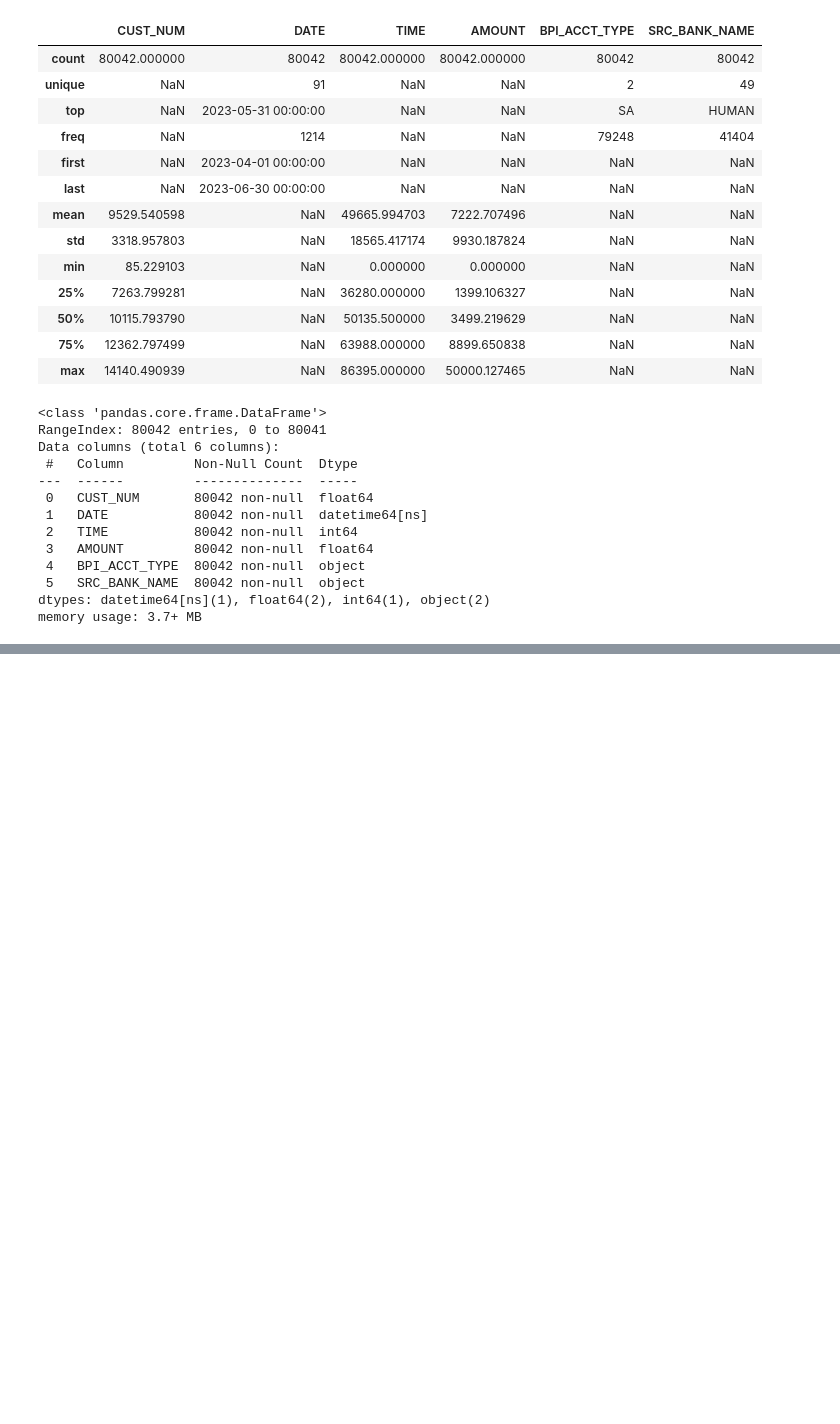
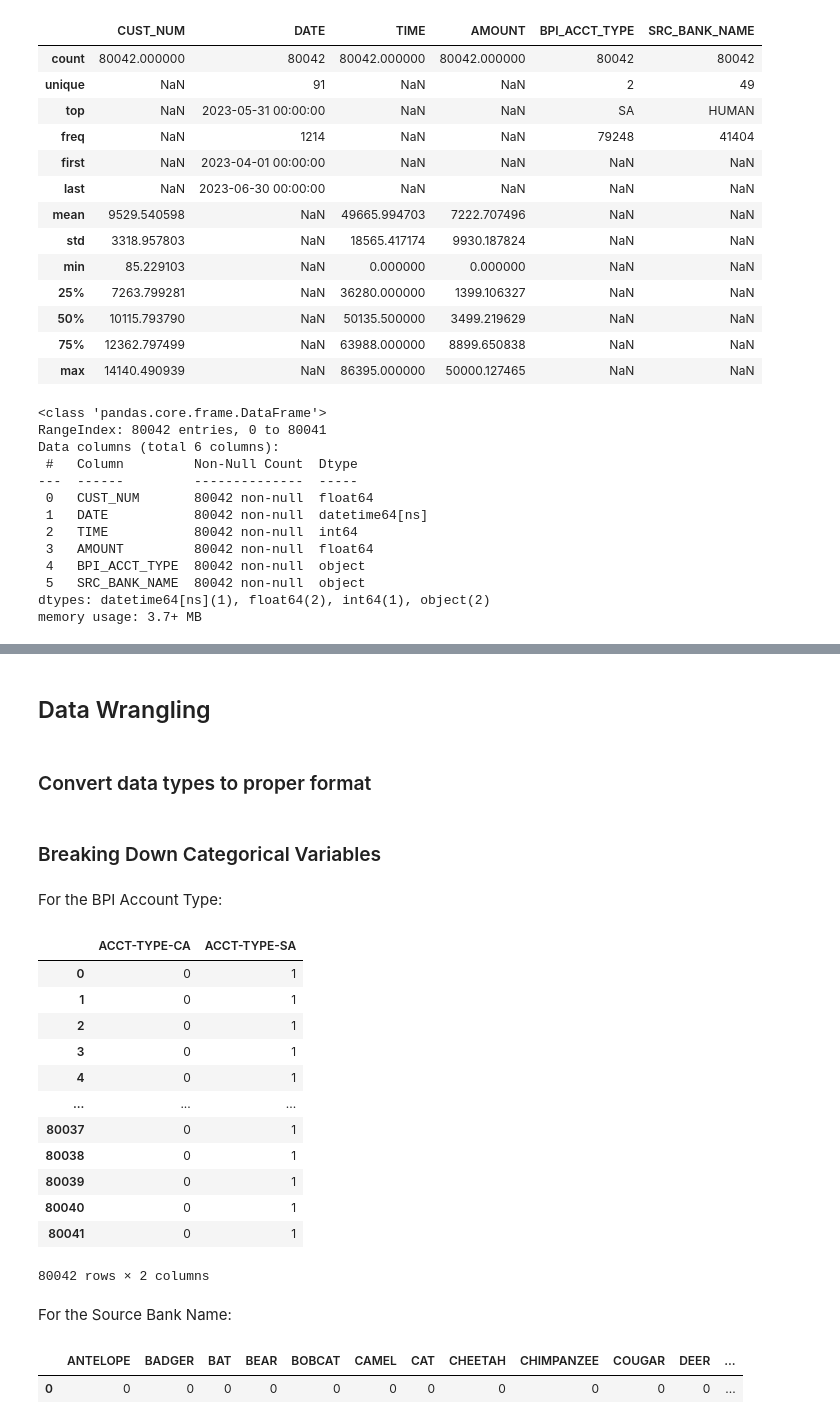
Before and after one commit to omoraisu/PJDSC2023-CarpeDatum, a Jupyter notebook: Pre-Processed Instapay Transactions.ipynb, the cells around one changed output, grey strips where cells are left out. Saved outputs shown, nothing was run; the diff lists cells and outputs as text; code cells hidden in the pictures; blank space fills up the shorter version.

Commit message:
Added notes and one hot encoded BPI_ACC_TYPES

```diff
--- a/Pre-Processed Instapay Transactions.ipynb
+++ b/Pre-Processed Instapay Transactions.ipynb
@@ -149,0 +150,4 @@ memory usage: 3.7+ MB
+# %% [markdown]
+## Data Wrangling
+# %% [markdown]
+### Convert data types to proper format
@@ -149,0 +156,22 @@ memory usage: 3.7+ MB
+# %% [markdown]
+### Breaking Down Categorical Variables
+# %% [markdown]
+For the BPI Account Type:
+# %%
+dummy_variable_1 = pd.get_dummies(df1["BPI_ACCT_TYPE"])
+dummy_variable_1.rename(columns={'CA':'ACCT-TYPE-CA', 'SA':'ACCT-TYPE-SA'}, inplace=True)
+dummy_variable_1
+# %% [output]
+|  | ACCT-TYPE-CA | ACCT-TYPE-SA |
+| 0 | 0 | 1 |
+| 1 | 0 | 1 |
+| 2 | 0 | 1 |
+| 3 | 0 | 1 |
+| 4 | 0 | 1 |
+| ... | ... | ... |
+| 80037 | 0 | 1 |
+| 80038 | 0 | 1 |
+| 80039 | 0 | 1 |
+| 80040 | 0 | 1 |
+| 80041 | 0 | 1 |
+80042 rows × 2 columns
@@ -149,0 +181,2 @@ memory usage: 3.7+ MB
+# %% [markdown]
+For the Source Bank Name:
@@ -149,0 +185,6 @@ memory usage: 3.7+ MB
+# %%
+dummy_variable_1 = pd.get_dummies(df1["SRC_BANK_NAME"])
+dummy_variable_1.head(1)
+# %% [output]
+|  | ANTELOPE | BADGER | BAT | BEAR | BOBCAT | CAMEL | CAT | CHEETAH | CHIMPANZEE | COUGAR | DEER | ... |
+| 0 | 0 | 0 | 0 | 0 | 0 | 0 | 0 | 0 | 0 | 0 | 0 | ... |
```
Also changed, not shown: parts of 10 cells of this notebook, 1 other file.
